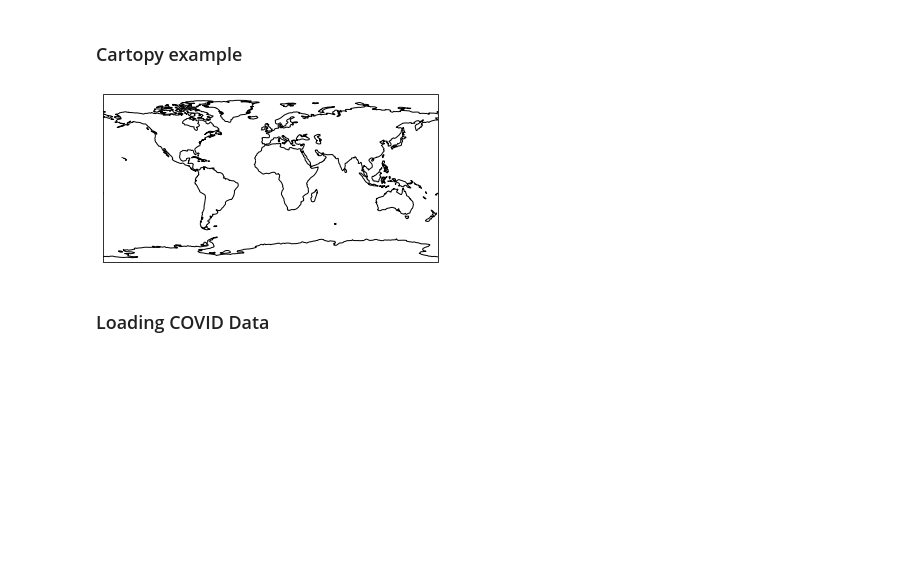
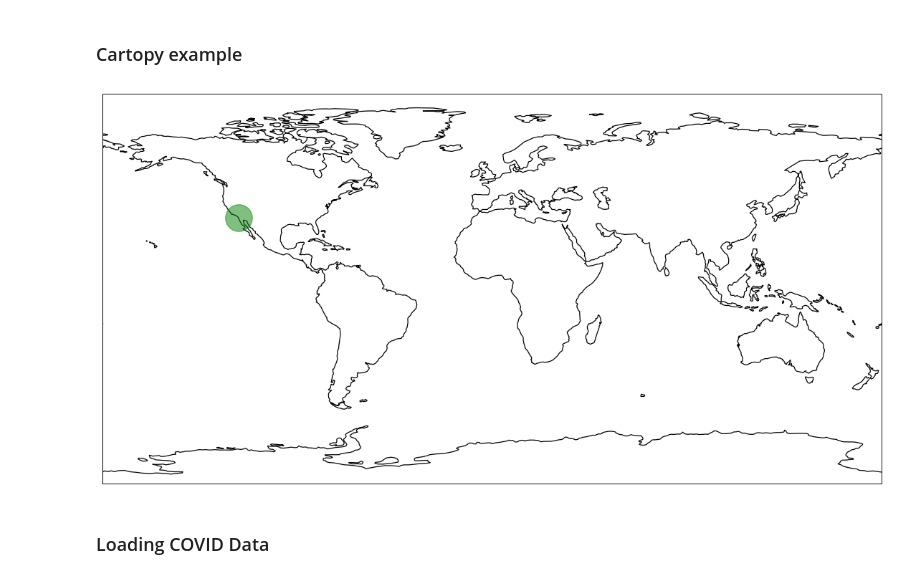
Before and after one commit to TravisAGengler/SciVisCovid, a Jupyter notebook: project.ipynb, the cells around one changed output. Saved outputs shown, nothing was run; the diff lists cells and outputs as text; code cells hidden in the pictures; blank space fills up the shorter version.

```diff
--- a/project.ipynb
+++ b/project.ipynb
@@ -19,16 +19,18 @@ OUTPUT_PATH = "out"
 # %% [markdown]
 ### Cartopy example
 # %%
-fig = plt.figure()
+fig = plt.figure(figsize=(16,8), dpi=90)
 ax = plt.axes(projection=ccrs.PlateCarree())
 ax.set_extent([-180,180,-90,90])
 ax.coastlines()
 
+ax.plot(-117.1625, 32.715, 'go', markersize=30, transform=ccrs.Geodetic(), alpha=0.5)
+
 fig.savefig(f"{OUTPUT_PATH}/test_image.png", format='png')
 
 plt.show()
 # %% [output]
-[figure, old version]
+[figure, new version]
 # %% [markdown]
 ### Loading COVID Data
 # %%
```
